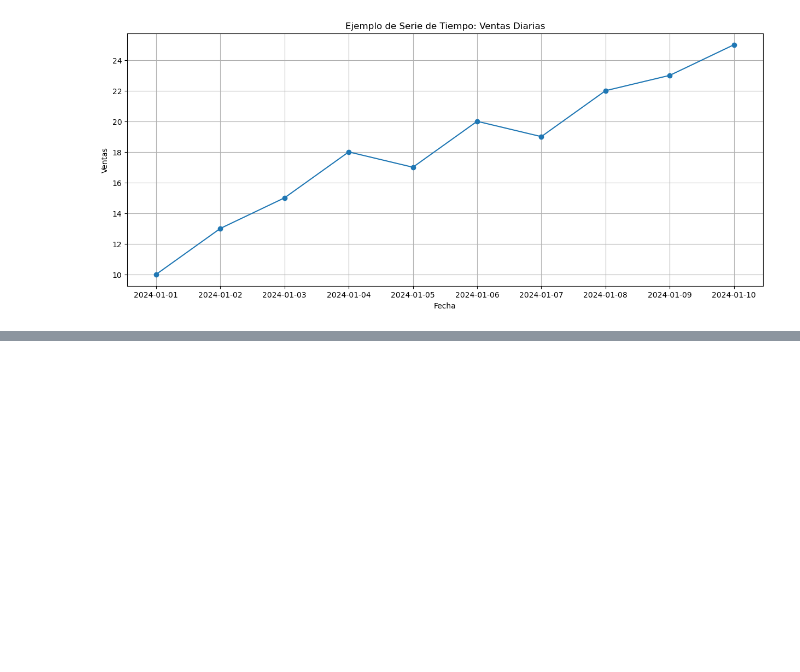
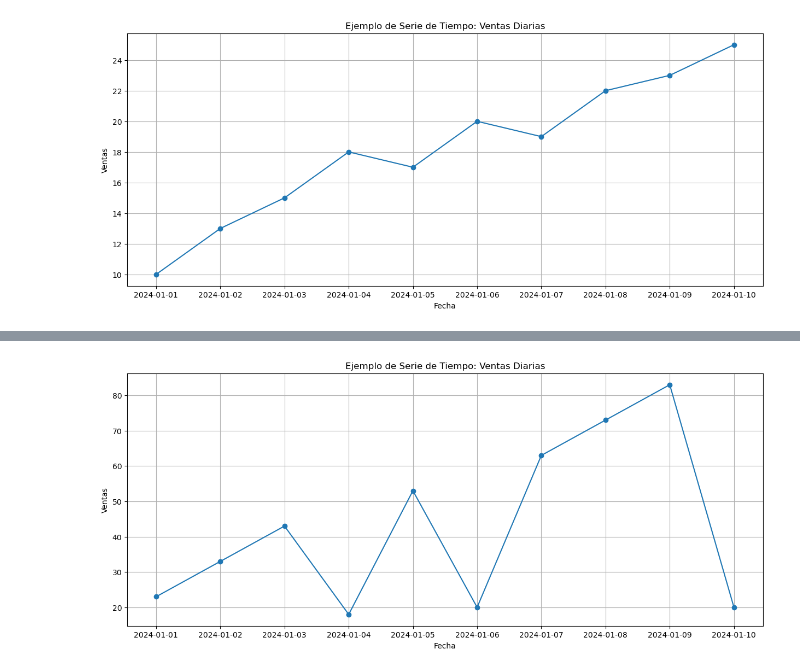
Before and after one commit to PeterMtz/Ejemplo-uso-github, a Jupyter notebook: Ejemplo Uso Github.ipynb, the cells around one changed output, grey strips where cells are left out. Cells and saved outputs as stored; diff of their text form; code cells hidden in the pictures; blank space fills up the shorter version.

Commit message:
Se agrega parte Pedro Mtz

```diff
--- a/Ejemplo Uso Github.ipynb
+++ b/Ejemplo Uso Github.ipynb
@@ -50,3 +50,15 @@ plt.grid(True)
 plt.show()
 # %% [output]
 [figure]
+# %%
+# Esta es mi parte -Pedro Martinez-
+
+import pandas as pd
+
+# Crear un DataFrame de ejemplo
+df = pd.DataFrame({
+    'fecha': pd.date_range(start='2024-01-01', periods=10, freq='D'),
+    'ventas': [23, 33, 43, 18, 53, 20, 63, 73, 83, 20]
+})
+
+df.head()
@@ -52,0 +72,11 @@ plt.show()
+# %%
+import matplotlib.pyplot as plt
+plt.figure(figsize=(15, 6))
+plt.plot(df['fecha'], df['ventas'], marker='o')
+plt.title('Ejemplo de Serie de Tiempo: Ventas Diarias')
+plt.xlabel('Fecha')
+plt.ylabel('Ventas')
+plt.grid(True)
+plt.show()
+# %% [output]
+[figure, added]
```
Also changed, not shown: parts of 1 cell of this notebook.
